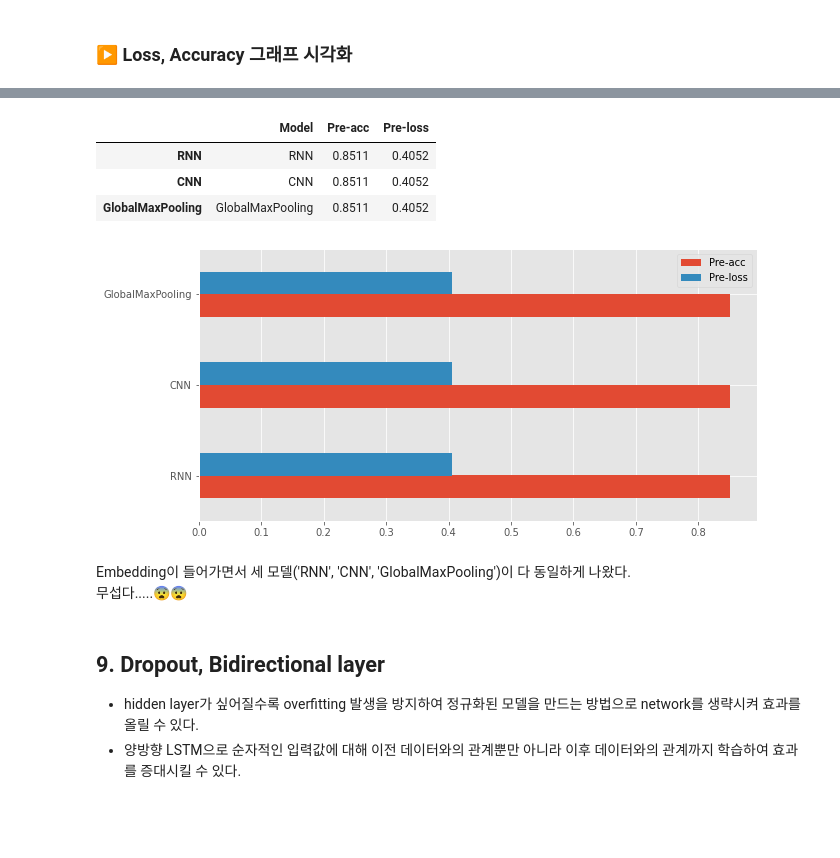
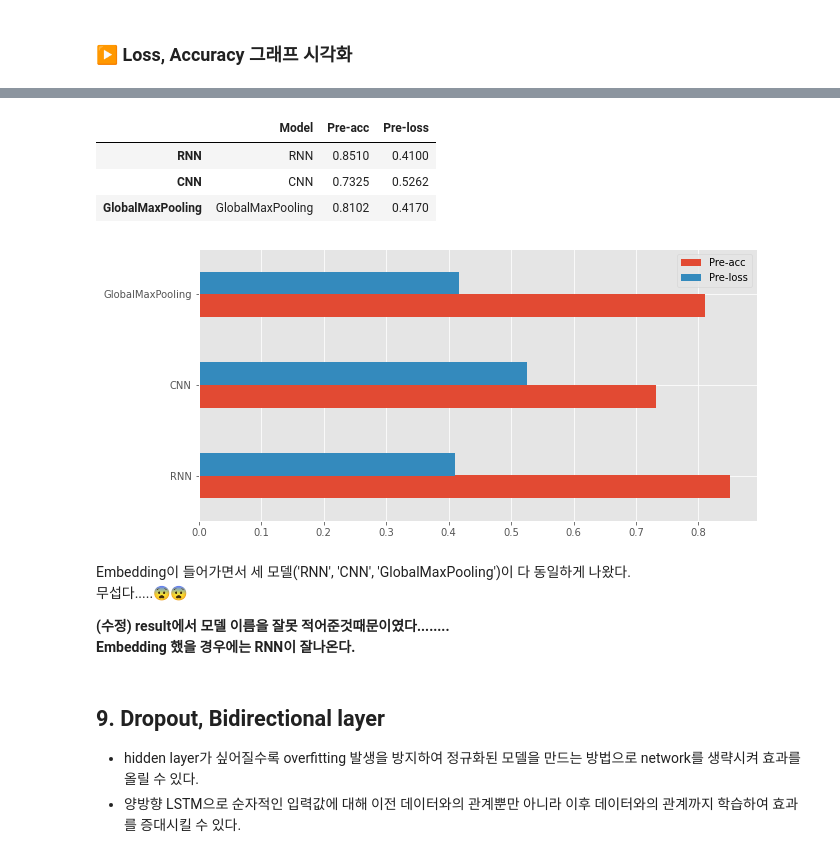
Before and after one commit to zzocojoa/AIFFEL_EXP.github.io, a Jupyter notebook: Exploration/[E-06]Emotional analysis.ipynb, the cells around one changed output, grey strips where cells are left out. Saved outputs shown, nothing was run; the diff lists cells and outputs as text; code cells hidden in the pictures; blank space fills up the shorter version.

```diff
--- a/Exploration/[E-06]Emotional analysis.ipynb
+++ b/Exploration/[E-06]Emotional analysis.ipynb
@@ -1432,22 +1432,25 @@ print(results)
 # %%
 embedding_result_dict = {
     "Model": ['RNN', 'CNN', 'GlobalMaxPooling'],
-    "Pre-acc": [0.8511, 0.8511, 0.8511],
-    "Pre-loss": [0.4052, 0.4052, 0.4052],
+    "Pre-acc": [0.8510, 0.7325, 0.8102],
+    "Pre-loss": [0.4100, 0.5262, 0.4170],
 }
 
 embedding_result_df = pd.DataFrame(embedding_result_dict, index=['RNN', 'CNN', 'GlobalMaxPooling'])
 embedding_result_df.plot.barh(figsize=(10, 5))
 embedding_result_df
 # %% [output]
 |  | Model | Pre-acc | Pre-loss |
-| RNN | RNN | 0.8511 | 0.4052 |
-| CNN | CNN | 0.8511 | 0.4052 |
-| GlobalMaxPooling | GlobalMaxPooling | 0.8511 | 0.4052 |
+| RNN | RNN | 0.8510 | 0.4100 |
+| CNN | CNN | 0.7325 | 0.5262 |
+| GlobalMaxPooling | GlobalMaxPooling | 0.8102 | 0.4170 |
-[figure, old version]
+[figure, new version]
 # %% [markdown]
 Embedding이 들어가면서 세 모델('RNN', 'CNN', 'GlobalMaxPooling')이 다 동일하게 나왔다.
 무섭다.....😨😨
+
+**(수정) result에서 모델 이름을 잘못 적어준것때문이였다........**
+**Embedding 했을 경우에는 RNN이 잘나온다.**
 # %% [markdown]
 ## 9. Dropout, Bidirectional layer
 
```
Also changed, not shown: parts of 24 cells of this notebook.
